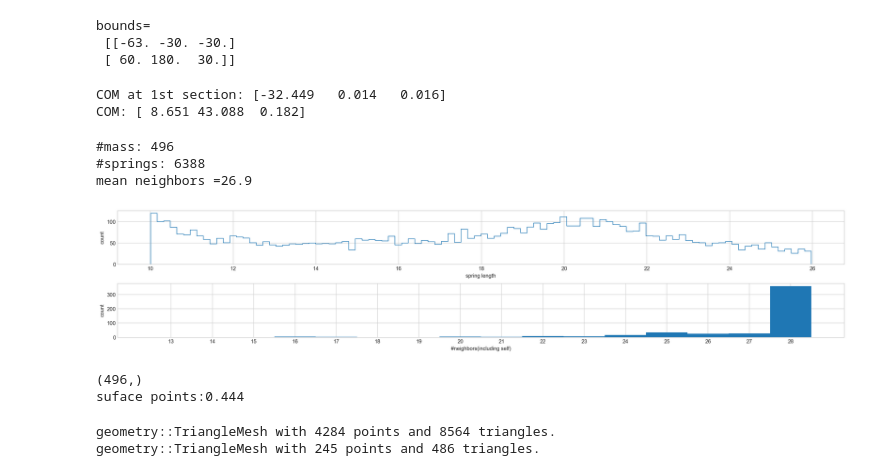
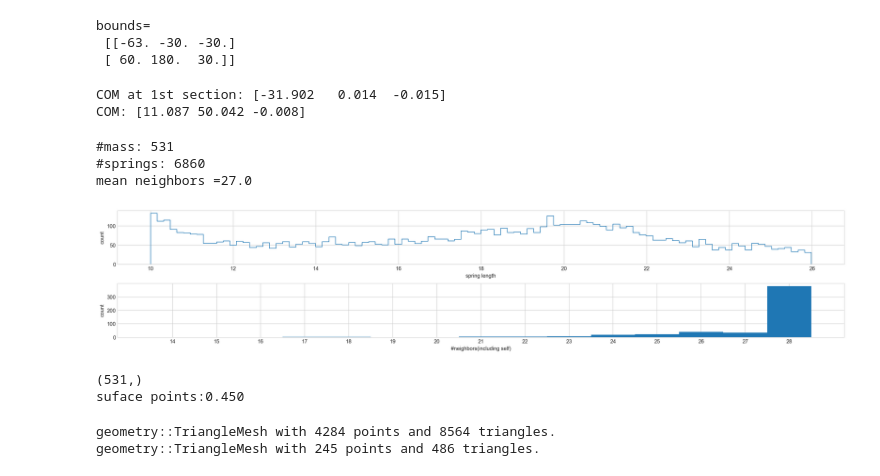
Before and after one commit to boxiXia/FlexipodFast, a Jupyter notebook: src/slicer.ipynb, the cells around one changed output. Saved outputs shown, nothing was run; the diff lists cells and outputs as text; code cells hidden in the pictures.

```diff
--- a/src/slicer.ipynb
+++ b/src/slicer.ipynb
@@ -427,6 +427,7 @@ joint_overlap = half_joint_overlap*2
 print(f"joint_overlap:{joint_overlap}")
 leg_d0 = 0.05+2.2 # length of first segment, 2.2 is the thickness of the coupler
 leg_d1 = 150  # length of last segment
+# leg_d1 = 130  # length of last segment
 leg_r0 = 29.6   # radius of rotation of mid segment
 # leg_d1 = 100  # length of last segment
 # leg_r0 = 50   # radius of rotation of mid segment
@@ -434,7 +435,8 @@ leg_r0 = 29.6   # radius of rotation of mid segment
 leg_r1 = 29.6   # radius of the first segment
 leg_r2 = 29.6   # radius of the end at the second segment
 # leg_r3 = 14   # radius at the end of the last segment
-leg_r3 = 16   # radius at the end of the last segment
+# leg_r3 = 16   # radius at the end of the last segment
+leg_r3 = 20   # radius at the end of the last segment
 
 leg_a0 = np.pi*90/180 # mid section rotation angle
 
@@ -684,8 +686,8 @@ with np.printoptions(precision=3, suppress=True):
 
 # o3d.visualization.draw_geometries([pcd_leg_d,coord_frame])
 # %% [output]
-COM at 1st section: [-32.449   0.014   0.016]
-COM: [ 8.651 43.088  0.182]
+COM at 1st section: [-31.902   0.014  -0.015]
+COM: [11.087 50.042 -0.008]
 # %%
 def MomentOfInertial(p,p0,n):
     """
@@ -727,42 +729,43 @@ def GetMidpoints(points,epid):
 
 lines_leg = np.vstack([GetEdges(neighbor[:max_nn]) for neighbor in neighbors])
 
-mid_points = GetMidpoints(v_leg_down,lines_leg)
-lines_leg = lines_leg[leg.PointIsInside(mid_points)[0]]
+# # trim springs outside the leg
+# mid_points = GetMidpoints(v_leg_down,lines_leg)
+# lines_leg = lines_leg[leg.PointIsInside(mid_points)[0]]
 
 
 print("#mass: %i"%v_leg_down.shape[0])
 print("#springs: %i"%lines_leg.shape[0])
 
 lsd_leg = o3d.geometry.LineSet()
 lsd_leg.points = o3d.utility.Vector3dVector(v_leg_down)
 lsd_leg.lines = o3d.utility.Vector2iVector(lines_leg)
 
 
 fig, ax = plt.subplots(2,1,figsize=(20,4))
 
 # check the distribution of the distance of the springs
 ax[0].hist(np.linalg.norm(v_leg_down[lines_leg[:,0]] - v_leg_down[lines_leg[:,1]],axis=1),bins=100,histtype="step")
 ax[0].set_xlabel("spring length")
 ax[0].set_ylabel("count")
 # check the #of neighbors
 neighbor_counts = np.array([len(neighbor) for neighbor in neighbors])
 print(f"mean neighbors ={np.mean(neighbor_counts):.1f}")
 min_n, max_n = np.amin(neighbor_counts), np.amax(neighbor_counts)
 hist,bin_edges,patches =ax[1].hist(neighbor_counts,bins=np.arange(min_n-0.5,max_n+1+0.5, 1))
 
 ax[1].set_xticks(np.arange(min_n,max_n+1, 1))
 
 ax[1].set_xlabel("#neighbors(including self)")
 ax[1].set_ylabel("count")
 
 plt.tight_layout()
 plt.show()
 # %% [output]
-#mass: 496
-#springs: 6388
-mean neighbors =26.9
+#mass: 531
+#springs: 6860
+mean neighbors =27.0
-[figure, old version]
+[figure, new version]
 # %%
 # color the pointcloud and lines
 cmap = plt.cm.get_cmap('hot')
@@ -812,8 +815,8 @@ print(f"suface points:{is_surface_leg.sum()/len(is_surface_leg) :.3f}")
 
 # o3d.visualization.draw_geometries([lsd_leg, pcd_leg_d,coord_frame])
 # %% [output]
-(496,)
-suface points:0.444
+(531,)
+suface points:0.450
 # %%
 o3d.visualization.draw_geometries([lsd_leg, pcd_leg_d,coord_frame])
 
```
Also changed, not shown: parts of 22 cells of this notebook, 8 other files.
